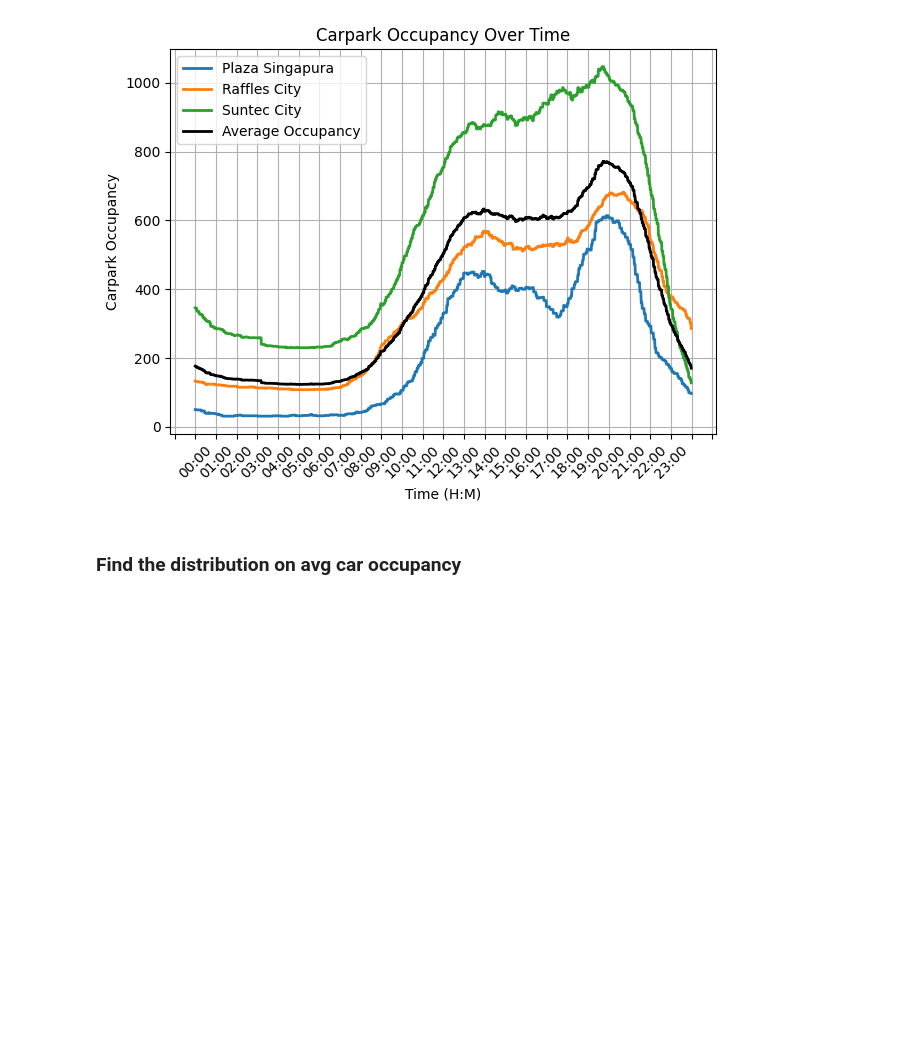
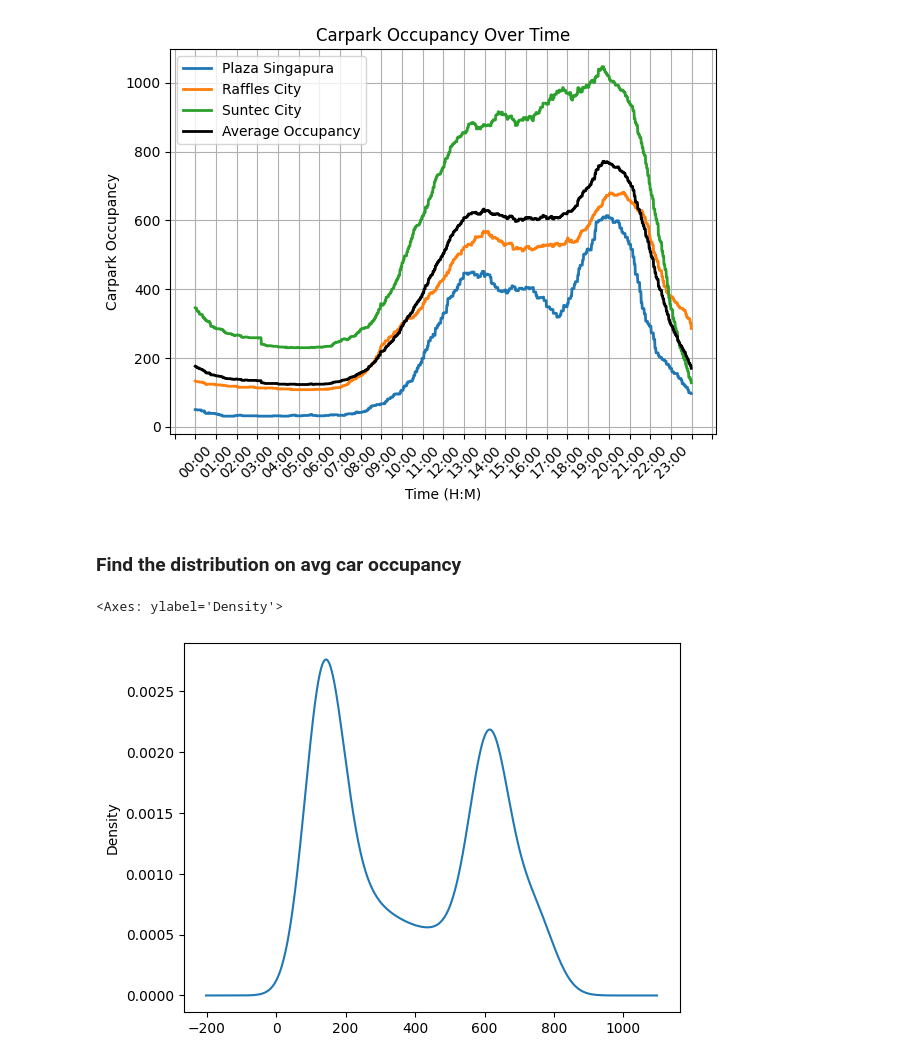
Before and after one commit to Samuellmk/Mechanized-Carpark-Simulation, a Jupyter notebook: data/car_arrival_distribution.ipynb, the cells around one changed output. Drawn from its saved outputs; the diff is of its cells as text; code cells hidden in the pictures; blank space fills up the shorter version.

```diff
--- a/data/car_arrival_distribution.ipynb
+++ b/data/car_arrival_distribution.ipynb
@@ -52,7 +50,7 @@ i = 1
 for _, data in grouped_data:
     avg_df["carparkOccupancy" + str(i)] = data["carparkOccupancy"]
     i += 1
-avg_df["mean"] = avg_df.mean(axis=1)
+avg_df["mean"] = avg_df.mean(axis=1).astype(int)
 avg_df["time"] = list(range(24 * 60))
 # %%
 for group, data in grouped_data:
@@ -89,3 +87,16 @@ plt.show()
 [figure]
 # %% [markdown]
 ### Find the distribution on avg car occupancy
+# %%
+import numpy as np
+import matplotlib.pyplot as plt
+from scipy.stats import gaussian_kde
+
+avg_df.to_csv('out.csv',index=False)
+
+# Your dataset
+data = avg_df["mean"]
+data.plot(kind="kde")
+# %% [output]
+<Axes: ylabel='Density'>
+[figure, added]
```
Also changed, not shown: parts of 1 cell of this notebook.
